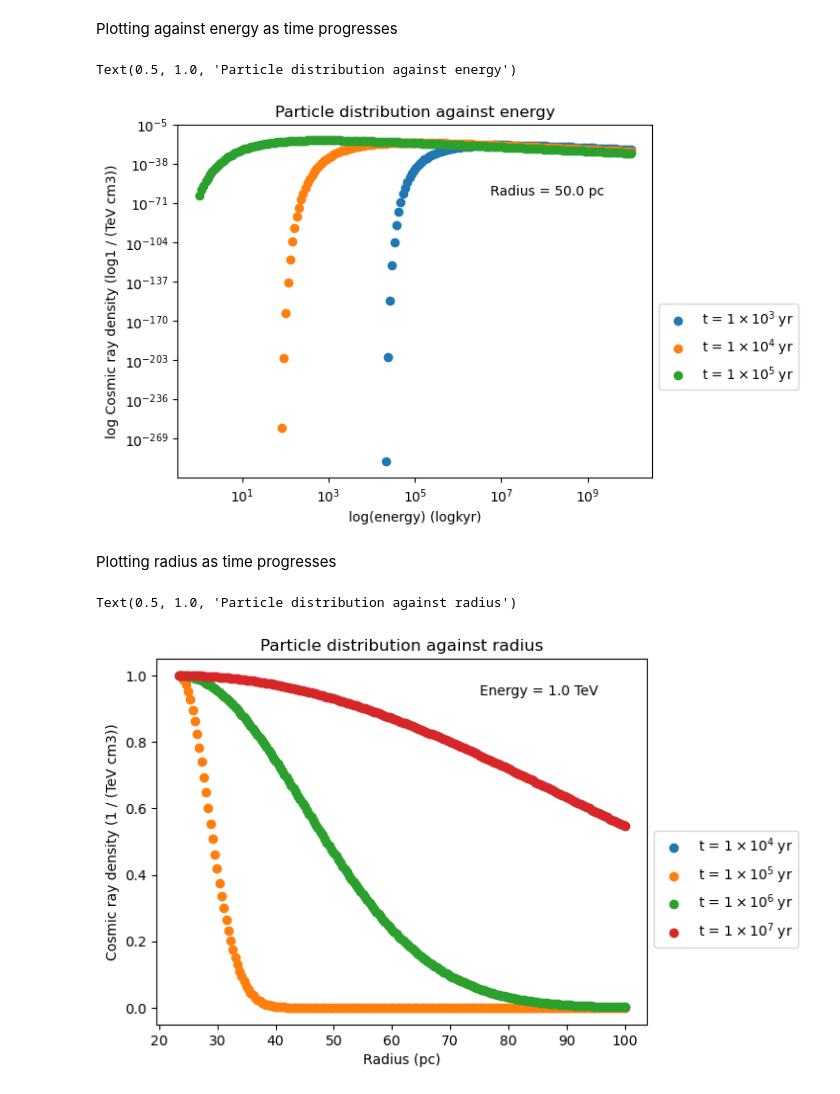
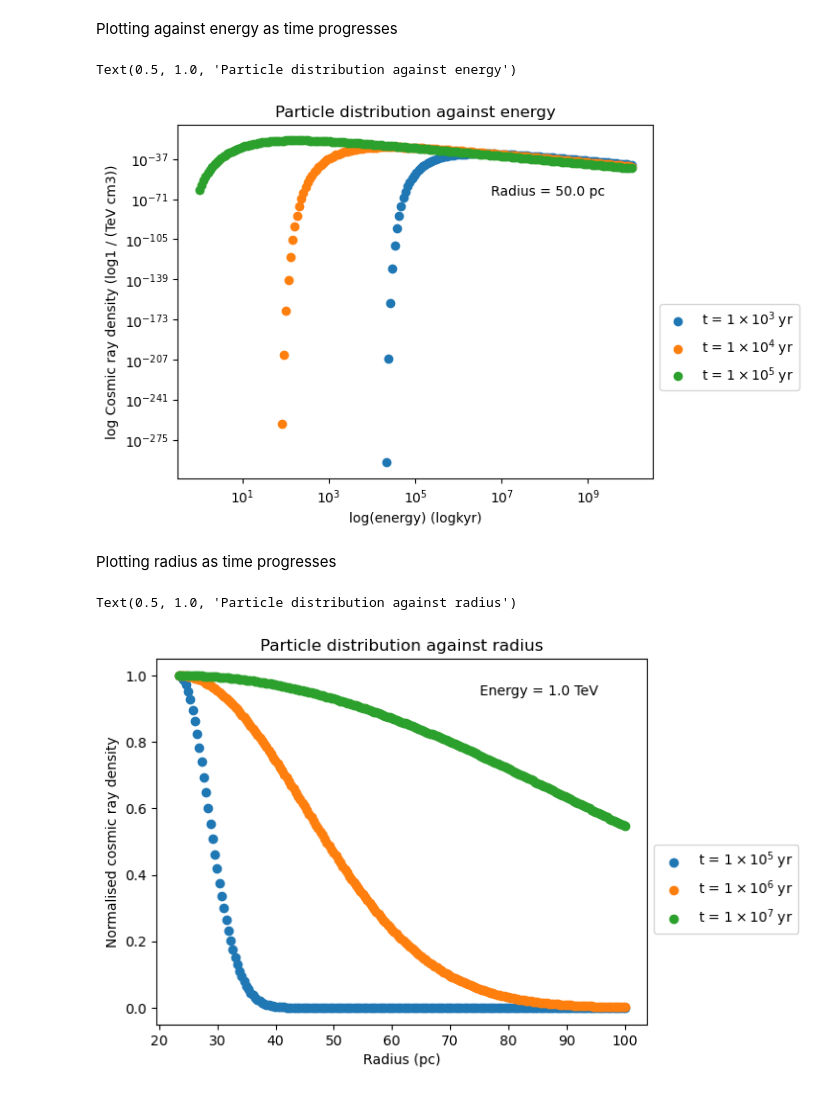
Before and after one commit to JoeBannouna/snr-prac, a Jupyter notebook: ShellInject.ipynb, the cells around one changed output. Drawn from its saved outputs; the diff is of its cells as text; code cells hidden in the pictures.

```diff
--- a/ShellInject.ipynb
+++ b/ShellInject.ipynb
@@ -27,7 +27,7 @@ dN/dE represents the distribution of energies, and can be calculated with the fo
 ![dnde.png](attachment:dnde.png)
 # %%
 @u.quantity_input(E = u.erg)
-def dNdE(E, Emax = 5*u.PeV, Emin=1*u.GeV, eta = 0.25, Esn = 1e52*u.erg, alpha = 1):
+def dNdE(E, Emax = 5*u.PeV, Emin=1*u.GeV, eta = 0.25, Esn = 1e52*u.erg, alpha = 2.7):
     dNdE = (eta*Esn*(-alpha+2))/(Emax**(2-alpha)-Emin**(2-alpha))*E**-alpha
     return dNdE
 # %% [markdown]
@@ -37,8 +37,8 @@ The following formula is used to find Rshell.
 ![Rshell formula.png](<attachment:Rshell formula.png>)
 # %%
 @u.quantity_input(t=u.yr, E=u.eV)
-def Rshell(E, n0=10/u.cm**3, ESN=1e52*u.erg, Emax = 5*u.PeV, beta = 2.48):
-    R = 0.31*(ESN/(1e51*u.erg))**(1/5)*(n0/(u.cm**-3))**(-1/5)*(Tesc(E, Emax, beta)/u.yr)**(2/5) *u.pc
+def Rshell(E, n0=10/u.cm**3, Esn=1e52*u.erg, Emax = 5*u.PeV, beta = 2.48):
+    R = 0.31*(Esn/(1e51*u.erg))**(1/5)*(n0/(u.cm**-3))**(-1/5)*(Tesc(E, Emax, beta)/u.yr)**(2/5) *u.pc
     return R.to(u.pc)
 # %% [markdown]
 Tesc represents the time taken for the average particle at a given energy to pass the shock front of the supernova remenant. Similar to Rshell, the distribution function is 0 for T < Tesc. This can be calculated using the following formula.
@@ -62,17 +62,17 @@ The distribution shows the spread of particles at any given radius greater than
 
 ![F&Rdiff.png](attachment:F&Rdiff.png)
 # %%
-@u.quantity_input(E=u.erg, R=u.pc, t=u.yr)
-def distribution(E, R, t, alpha = 2.7):
-    Rdif = 2 * np.sqrt(diffusion(E) * (t - Tesc(E)))
+@u.quantity_input(E=u.erg, R=u.pc, t=u.yr, Emax=u.erg, Emin=u.erg, Esn=u.erg, B=u.G, ts=u.yr, n0=u.cm**-3)
+def distribution(E, R, t, Emax = 5*u.PeV, Emin=1*u.GeV, eta = 0.25, Esn = 1e52*u.erg, alpha = 2.7, B = 50 * u.uG, x = 0.1, delta = 0.5, Dn = 3e27 * 0.1, beta = 2.48, ts = 1600*u.yr, n0=10/u.cm**3):
+    Rdif = 2 * np.sqrt(diffusion(E, B, x, delta, Dn) * (t - Tesc(E, Emax, beta, ts)))
 
     first1 = (np.pi**(1/2))*(Rdif**2)
-    first2 = 2*(np.pi**(1/2)*(Rshell(E))**2)
-    first3 = 4*Rshell(E)*(Rdif)
+    first2 = 2*(np.pi**(1/2)*(Rshell(E, n0, Esn, Emax, beta))**2)
+    first3 = 4*Rshell(E, n0, Esn, Emax, beta)*(Rdif)
 
     firstT = first1 + first2 + first3
 
-    dist = dNdE(E)*(firstT/(np.pi**(1/2)*(Rdif)**2))**(-1)*(1/(np.pi**(3/2)*(Rdif)**3))*np.exp(-(R-Rshell(E))**2/(Rdif)**2)
+    dist = dNdE(E, Emax, Emin, eta, Esn, alpha)*(firstT/(np.pi**(1/2)*(Rdif)**2))**(-1)*(1/(np.pi**(3/2)*(Rdif)**3))*np.exp(-(R-Rshell(E, n0, Esn, Emax, beta))**2/(Rdif)**2)
 
     return dist.to(1/(u.TeV * u.cm**3))
 # %% [markdown]
@@ -177,25 +177,26 @@ plt.text(0.9, 0.8, f"Radius = {R_input}", transform = plt.gca().transAxes, horiz
 plt.title("Particle distribution against energy")
 # %% [output]
 Text(0.5, 1.0, 'Particle distribution against energy')
-[figure, old version]
+[figure, new version]
 # %% [markdown]
 Plotting radius as time progresses
 # %%
 E = 1 * u.TeV
 Rs = np.linspace(Rshell(E), 100*u.pc, 200)
 
 T = [1e5, 1e6, 1e7] * u.yr
 
 plt.figure()
 
 for i in T:
     plt.scatter(Rs, distribution(E, Rs, i)/np.max(distribution(E, Rs, i)), label=f"t = {i.to_string(format='latex', precision=2)}")
 
 plt.legend(loc='center left', bbox_to_anchor=(1, 0.37))
 plt.xlabel(f"Radius ({Rs.unit})")
-plt.ylabel(f"Cosmic ray density ({distribution([E_input]*u.TeV, R, T_input).unit})")
+#plt.ylabel(f"Cosmic ray density ({distribution([E_input]*u.TeV, R, T_input).unit})")
+plt.ylabel("Normalised cosmic ray density")
 plt.text(0.9, 0.9, f"Energy = {E}", transform = plt.gca().transAxes, horizontalalignment="right")
 plt.title("Particle distribution against radius")
 # %% [output]
 Text(0.5, 1.0, 'Particle distribution against radius')
-[figure, old version]
+[figure, new version]
```
Also changed, not shown: parts of 7 cells of this notebook.
